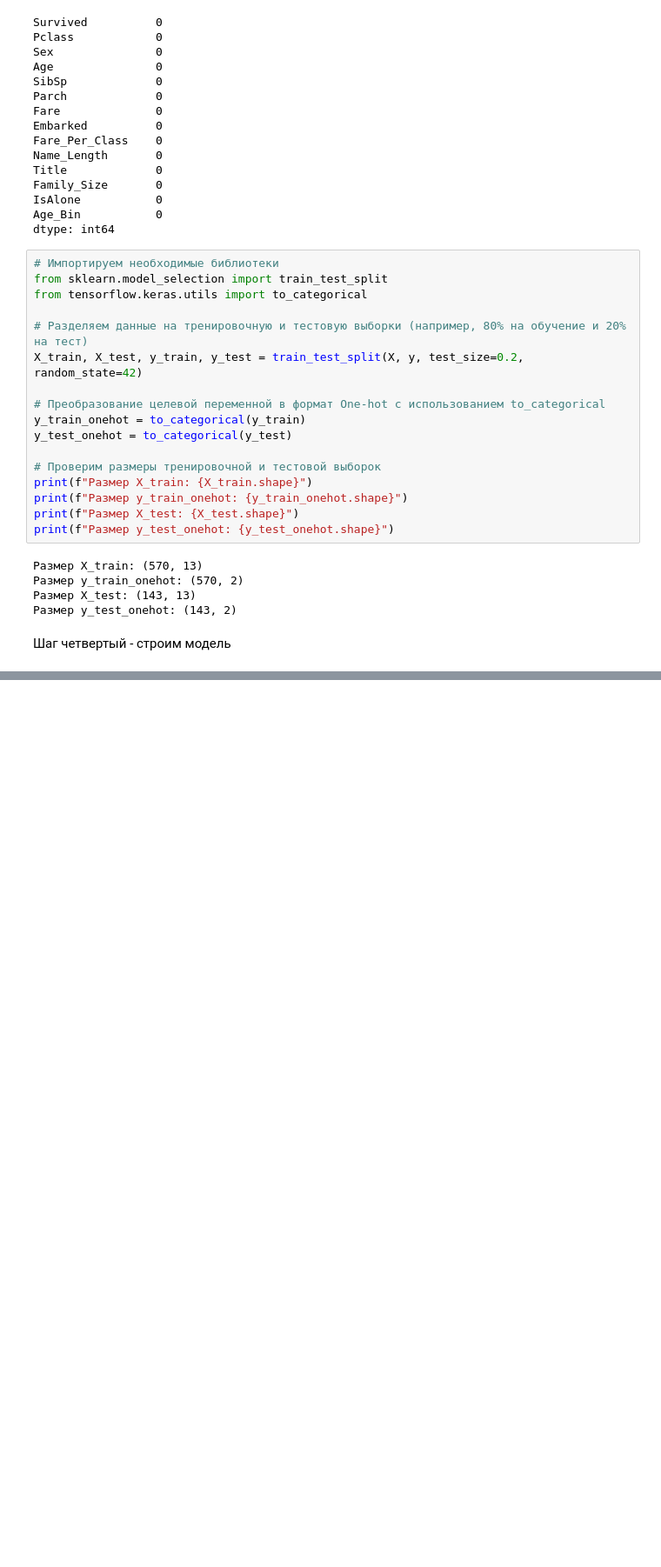
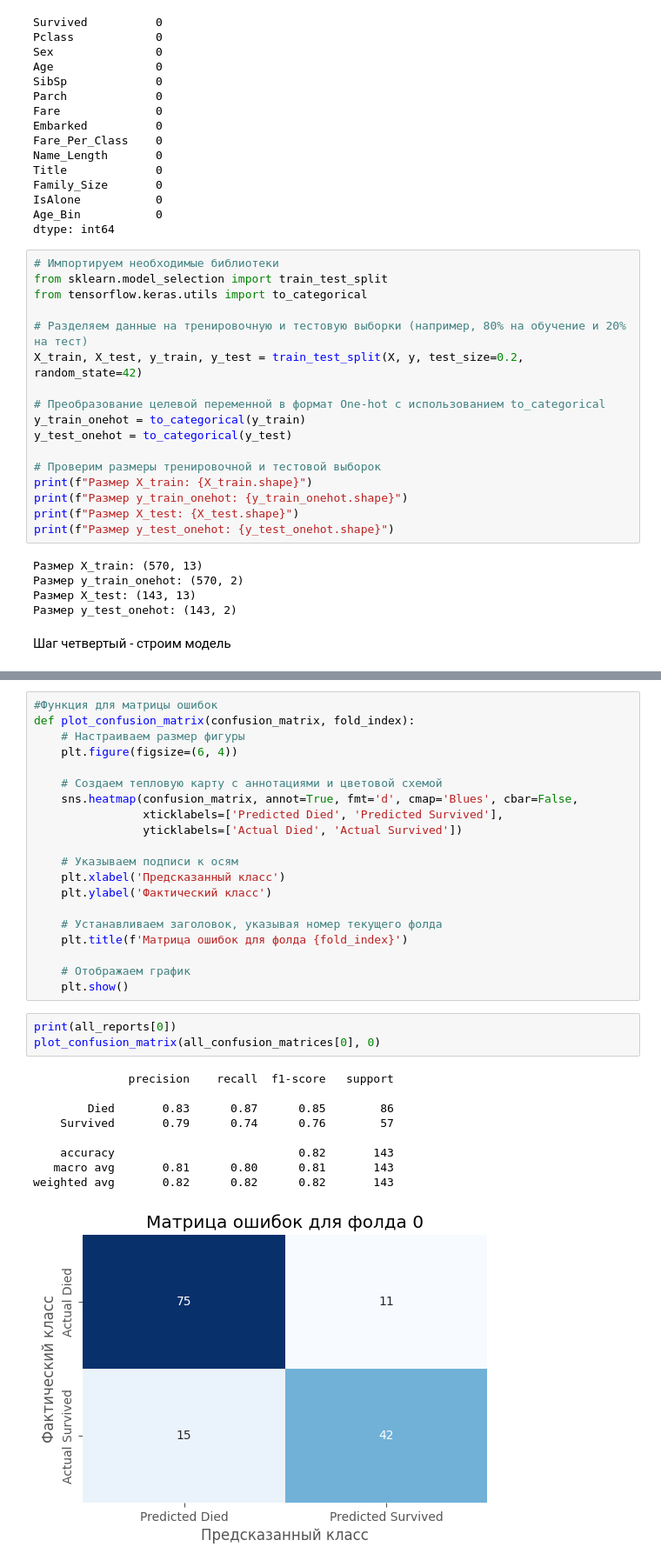
Before and after one commit to Abulk79/titanic, a Jupyter notebook: titanicproject.ipynb, the cells around one changed output, grey strips where cells are left out. Shown: that part at 87% size. Drawn from its saved outputs; the diff is of its cells as text; blank space fills up the shorter version.

```diff
--- a/titanicproject.ipynb
+++ b/titanicproject.ipynb
@@ -428,0 +496,33 @@ plt.show()
+# %%
+#Функция для матрицы ошибок
+def plot_confusion_matrix(confusion_matrix, fold_index):
+    # Настраиваем размер фигуры
+    plt.figure(figsize=(6, 4))
+
+    # Создаем тепловую карту с аннотациями и цветовой схемой
+    sns.heatmap(confusion_matrix, annot=True, fmt='d', cmap='Blues', cbar=False,
+                xticklabels=['Predicted Died', 'Predicted Survived'],
+                yticklabels=['Actual Died', 'Actual Survived'])
+
+    # Указываем подписи к осям
+    plt.xlabel('Предсказанный класс')
+    plt.ylabel('Фактический класс')
+
+    # Устанавливаем заголовок, указывая номер текущего фолда
+    plt.title(f'Матрица ошибок для фолда {fold_index}')
+
+    # Отображаем график
+    plt.show()
+# %%
+print(all_reports[0])
+plot_confusion_matrix(all_confusion_matrices[0], 0)
+# %% [output]
+              precision    recall  f1-score   support
+
+        Died       0.83      0.87      0.85        86
+    Survived       0.79      0.74      0.76        57
+
+    accuracy                           0.82       143
+   macro avg       0.81      0.80      0.81       143
+weighted avg       0.82      0.82      0.82       143
+[figure, added]
```
Also changed, not shown: parts of 9 cells of this notebook.
